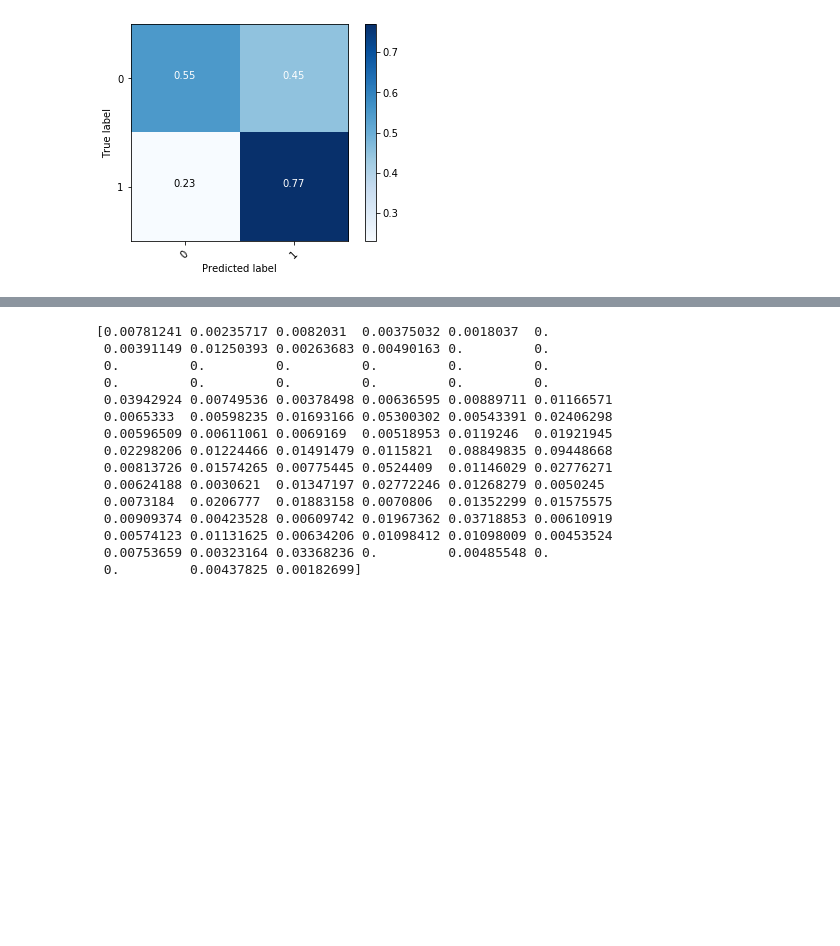
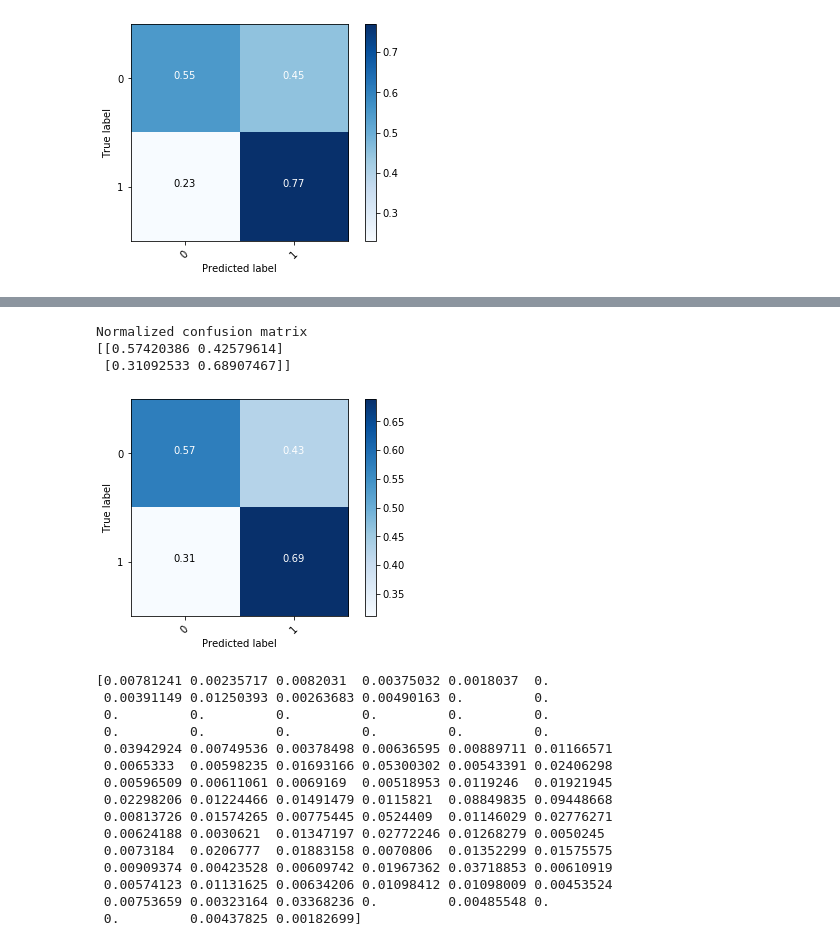
Before and after one commit to lambertmk/Capstone-Project, a Jupyter notebook: ML Model 1.ipynb, the cells around one changed output, grey strips where cells are left out. Drawn from its saved outputs; the diff is of its cells as text; code cells hidden in the pictures; blank space fills up the shorter version.

```diff
--- a/ML Model 1.ipynb
+++ b/ML Model 1.ipynb
@@ -464,3 +518,11 @@ Normalized confusion matrix
+# %%
+plot_confusion_matrix(cnf_matrix, classes = ['True', 'False'], normalize=True,
+                      title='Normalized confusion matrix')
+# %% [output]
+Normalized confusion matrix
+[[0.57420386 0.42579614]
+ [0.31092533 0.68907467]]
+[figure, added]
 # %%
 # FEATURE IMPORTANCE
 print (xgb.feature_importances_)
```
Also changed, not shown: parts of 19 cells of this notebook, 1 other file.
